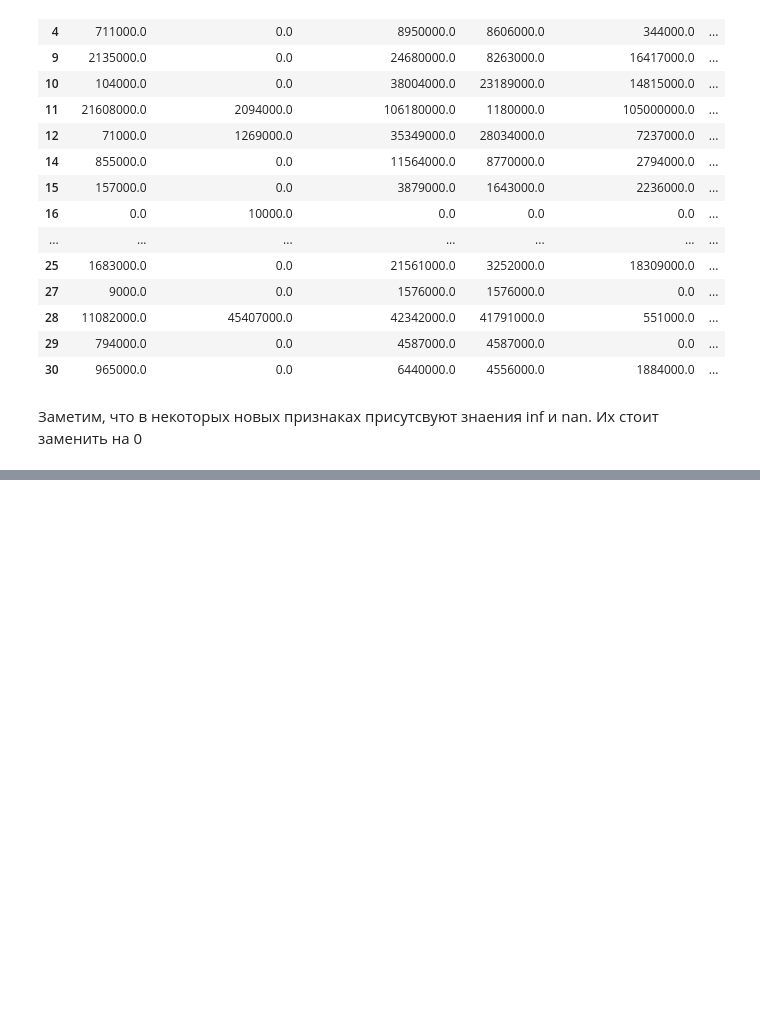
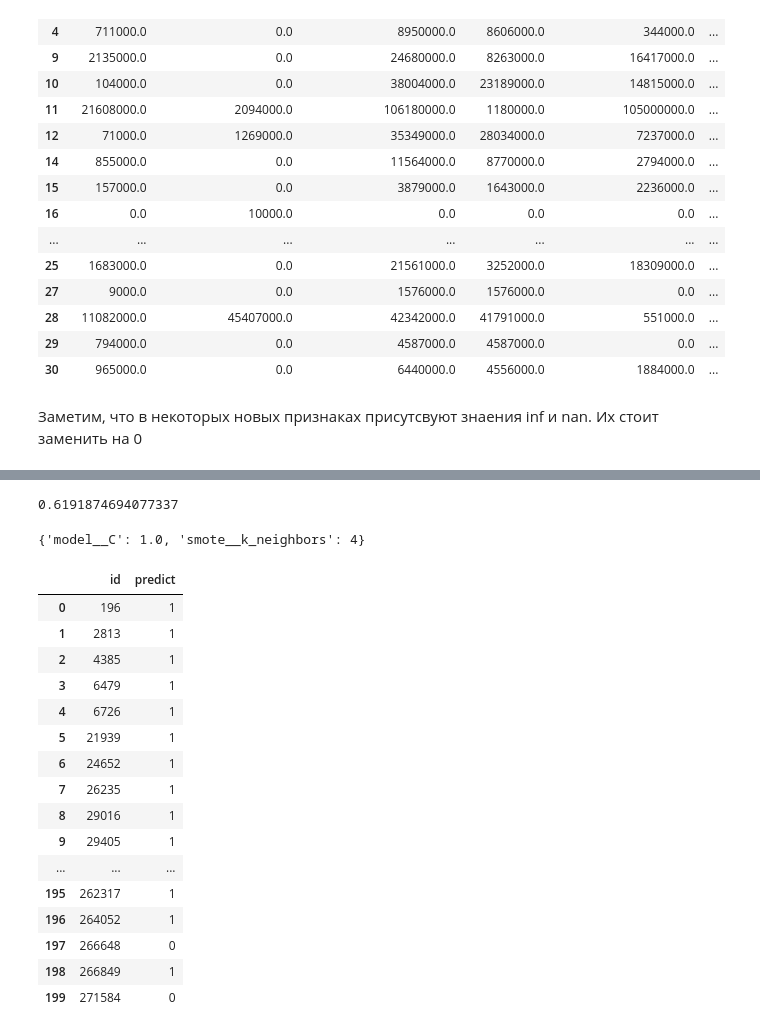
Before and after one commit to Stuksus/Hackaton_SBER, a Jupyter notebook: prepare_features.ipynb, the cells around one changed output, grey strips where cells are left out. Cells and saved outputs as stored; diff of their text form; code cells hidden in the pictures; blank space fills up the shorter version.

Commit message:
add_base_model

```diff
--- a/prepare_features.ipynb
+++ b/prepare_features.ipynb
@@ -260,0 +379,10 @@ test_df_part_2_new_features = test_df_part_2_new_features.replace(-np.inf,0)
+# %%
+steps = [('smote',SMOTE(random_state=42)),('stand',StandardScaler()), ('model', LogisticRegression(max_iter=1000))]
+LGREG = Pipeline(steps=steps)
+
+# Зададим диапазон перебора параметра
+parametrs_Logreg = {'model__C':np.logspace(0,-5,20),'smote__k_neighbors':range(2,12)}
+# Инициализируем кросс-валидационный перебор параметра
+grid_Logreg_part_1 = GridSearchCV(LGREG,parametrs_Logreg,scoring='accuracy')
+# Обучим модель
+grid_Logreg_part_1.fit(X_train_part_1.loc[:,top_features_part_1],y_train_part_1)
@@ -260,0 +401,43 @@ test_df_part_2_new_features = test_df_part_2_new_features.replace(-np.inf,0)
+# %%
+grid_Logreg_part_1.best_score_
+# %% [output]
+0.6191874694077337
+# %%
+grid_Logreg_part_1.best_params_
+# %% [output]
+{'model__C': 1.0, 'smote__k_neighbors': 4}
+# %%
+preds_part_2 = grid_Logreg_part_2.predict_proba(test_df_part_2_new_features.loc[:,top_features_part_2])[:,1]
+preds_part_1 = grid_Logreg_part_1.predict_proba(test_df_part_1.loc[:,top_features_part_1])[:,1]
+# %%
+answ_part_1 = pd.DataFrame()
+answ_part_1['id'] = test_records_id_part_1
+answ_part_1['predict'] = preds_part_1.astype(int)
+
+answ_part_2 = pd.DataFrame()
+answ_part_2['id'] = test_records_id_part_2
+answ_part_2['predict'] = preds_part_2.astype(int)
+
+answ_df = pd.concat([answ_part_2,answ_part_1],sort=False)
+# %%
+answ_df = answ_df.reset_index(drop = True)
+# %%
+answ_df
+# %% [output]
+|  | id | predict |
+| 0 | 196 | 1 |
+| 1 | 2813 | 1 |
+| 2 | 4385 | 1 |
+| 3 | 6479 | 1 |
+| 4 | 6726 | 1 |
+| 5 | 21939 | 1 |
+| 6 | 24652 | 1 |
+| 7 | 26235 | 1 |
+| 8 | 29016 | 1 |
+| 9 | 29405 | 1 |
+| ... | ... | ... |
+| 195 | 262317 | 1 |
+| 196 | 264052 | 1 |
+| 197 | 266648 | 0 |
+| 198 | 266849 | 1 |
+| 199 | 271584 | 0 |
```
Also changed, not shown: parts of 21 cells of this notebook.
